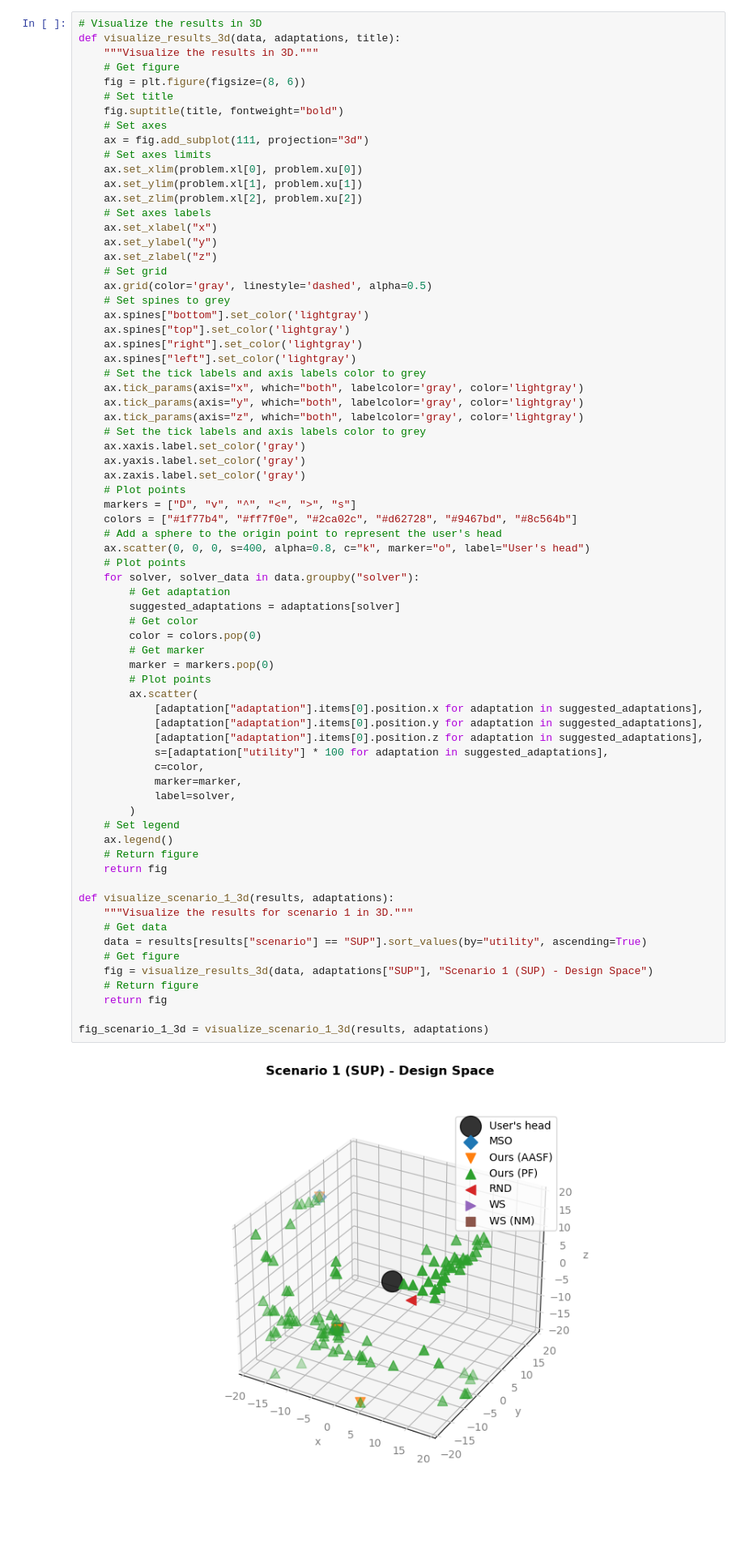
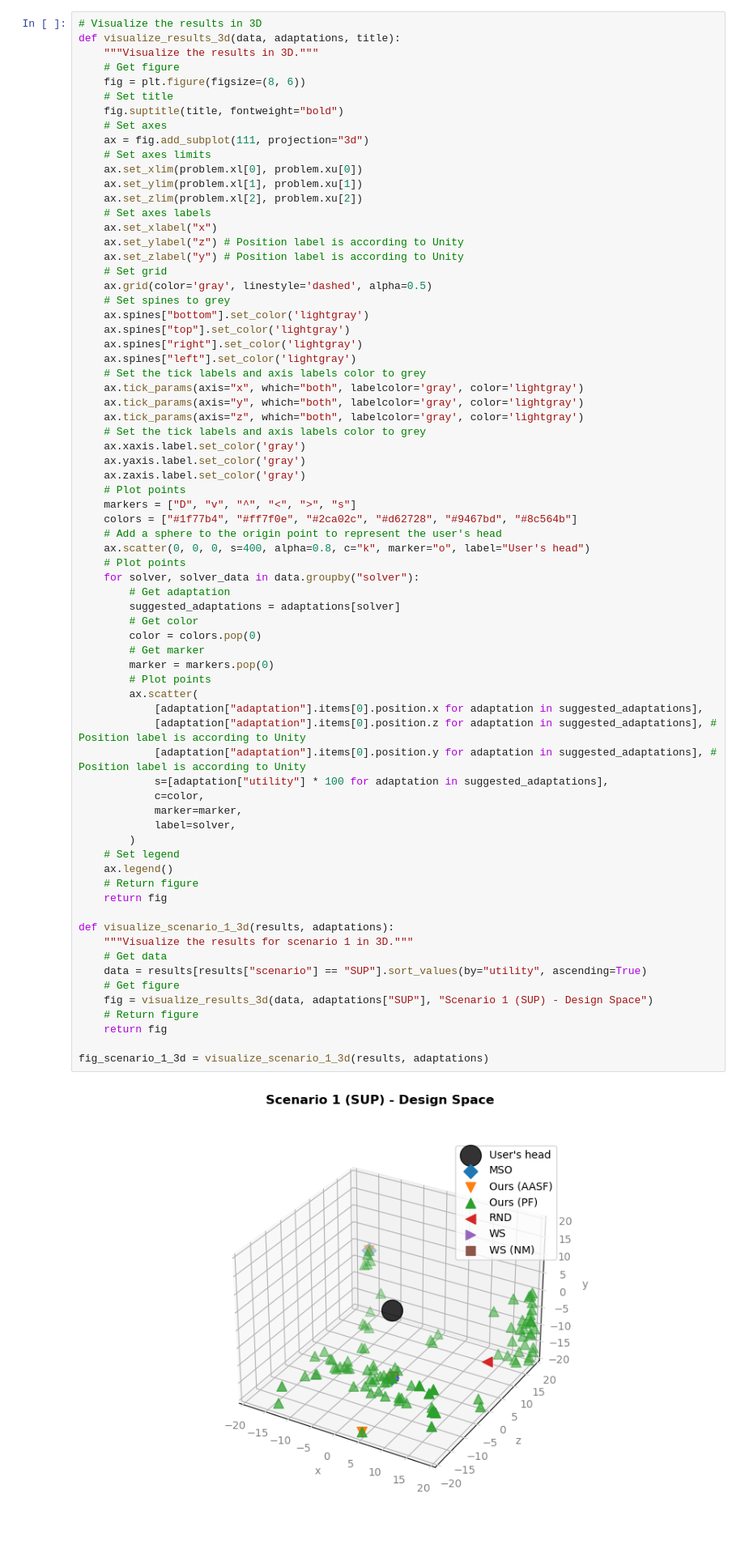
Before and after one commit to christophajohns/auit-pareto-solver, a Jupyter notebook: evaluation.ipynb, the cells around one changed output. Shown at 81% size. Drawn from its saved outputs; the diff is of its cells as text.

Commit message:
Use Unity 3D labels in 3D plots

```diff
--- a/evaluation.ipynb
+++ b/evaluation.ipynb
@@ -382,8 +382,8 @@ def visualize_results_3d(data, adaptations, title):
     ax.set_zlim(problem.xl[2], problem.xu[2])
     # Set axes labels
     ax.set_xlabel("x")
-    ax.set_ylabel("y")
-    ax.set_zlabel("z")
+    ax.set_ylabel("z") # Position label is according to Unity
+    ax.set_zlabel("y") # Position label is according to Unity
     # Set grid
     ax.grid(color='gray', linestyle='dashed', alpha=0.5)
     # Set spines to grey
@@ -409,36 +409,36 @@ def visualize_results_3d(data, adaptations, title):
         # Get adaptation
         suggested_adaptations = adaptations[solver]
         # Get color
         color = colors.pop(0)
         # Get marker
         marker = markers.pop(0)
         # Plot points
         ax.scatter(
             [adaptation["adaptation"].items[0].position.x for adaptation in suggested_adaptations],
-            [adaptation["adaptation"].items[0].position.y for adaptation in suggested_adaptations],
-            [adaptation["adaptation"].items[0].position.z for adaptation in suggested_adaptations],
+            [adaptation["adaptation"].items[0].position.z for adaptation in suggested_adaptations], # Position label is according to Unity
+            [adaptation["adaptation"].items[0].position.y for adaptation in suggested_adaptations], # Position label is according to Unity
             s=[adaptation["utility"] * 100 for adaptation in suggested_adaptations],
             c=color,
             marker=marker,
             label=solver,
         )
     # Set legend
     ax.legend()
     # Return figure
     return fig
 
 def visualize_scenario_1_3d(results, adaptations):
     """Visualize the results for scenario 1 in 3D."""
     # Get data
     data = results[results["scenario"] == "SUP"].sort_values(by="utility", ascending=True)
     # Get figure
     fig = visualize_results_3d(data, adaptations["SUP"], "Scenario 1 (SUP) - Design Space")
     # Return figure
     return fig
 
 fig_scenario_1_3d = visualize_scenario_1_3d(results, adaptations)
 # %% [output]
-[figure, old version]
+[figure, new version]
 # %%
 # Visualize the results in the preference space
 def visualize_results_preference_space(data, adaptations, title):
```
Also changed, not shown: parts of 3 cells of this notebook.
